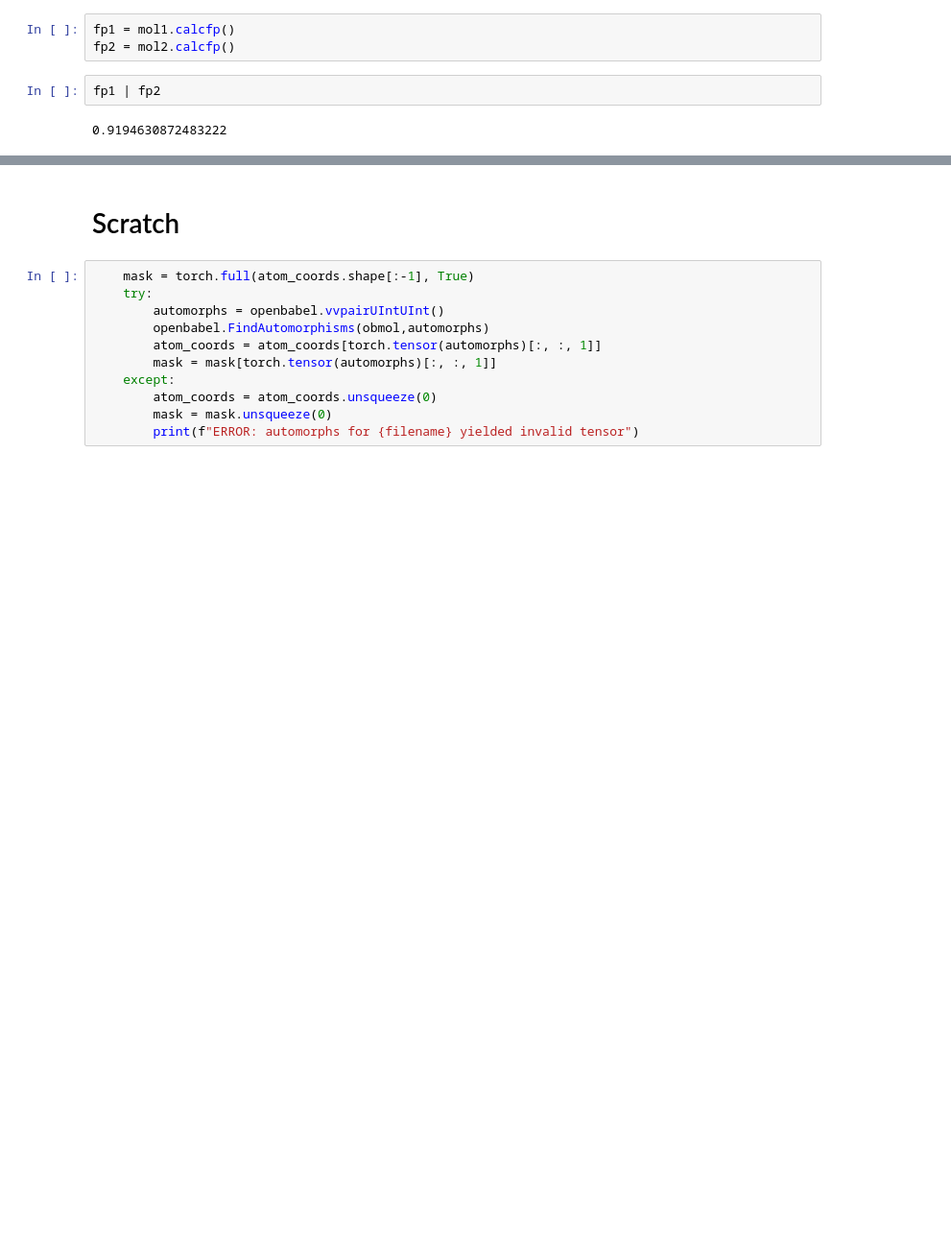
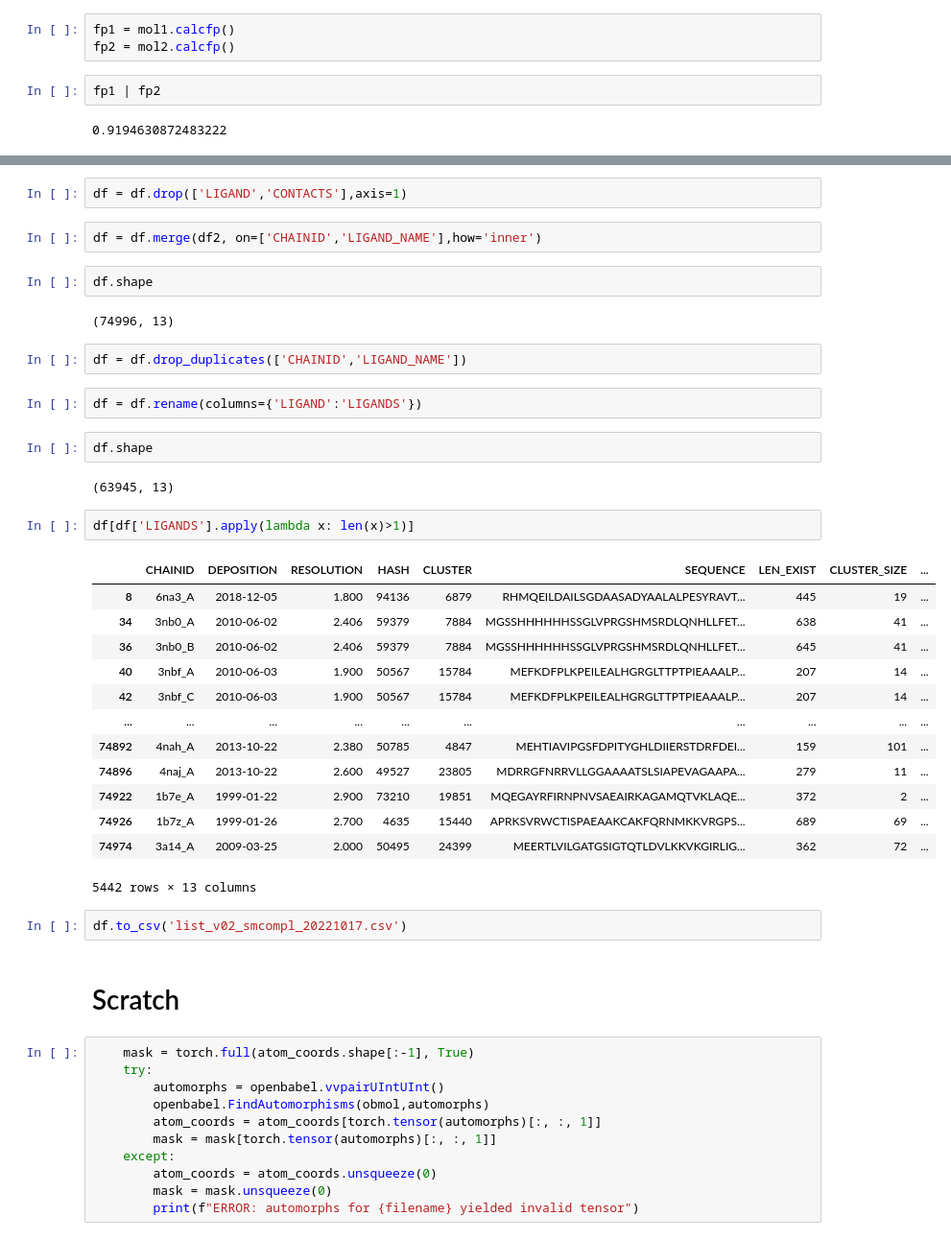
Before and after one commit to RosettaCommons/foundry, a Jupyter notebook: notebooks/filter_sm_compl_data.ipynb, the cells around one changed output, grey strips where cells are left out. Shown at 96% size. Drawn from its saved outputs; the diff is of its cells as text; blank space fills up the shorter version.

```diff
--- a/notebooks/filter_sm_compl_data.ipynb
+++ b/notebooks/filter_sm_compl_data.ipynb
@@ -668,3 +717,37 @@ fp1 | fp2
+# %%
+df = df.drop(['LIGAND','CONTACTS'],axis=1)
+# %%
+df = df.merge(df2, on=['CHAINID','LIGAND_NAME'],how='inner')
+# %%
+df.shape
+# %% [output]
+(74996, 13)
+# %%
+df = df.drop_duplicates(['CHAINID','LIGAND_NAME'])
+# %%
+df = df.rename(columns={'LIGAND':'LIGANDS'})
+# %%
+df.shape
+# %% [output]
+(63945, 13)
+# %%
+df[df['LIGANDS'].apply(lambda x: len(x)>1)]
+# %% [output]
+|  | CHAINID | DEPOSITION | RESOLUTION | HASH | CLUSTER | SEQUENCE | LEN_EXIST | CLUSTER_SIZE | ... |
+| 8 | 6na3_A | 2018-12-05 | 1.800 | 94136 | 6879 | RHMQEILDAILSGDAASADYAALALPESYRAVT... | 445 | 19 | ... |
+| 34 | 3nb0_A | 2010-06-02 | 2.406 | 59379 | 7884 | MGSSHHHHHHSSGLVPRGSHMSRDLQNHLLFET... | 638 | 41 | ... |
+| 36 | 3nb0_B | 2010-06-02 | 2.406 | 59379 | 7884 | MGSSHHHHHHSSGLVPRGSHMSRDLQNHLLFET... | 645 | 41 | ... |
+| 40 | 3nbf_A | 2010-06-03 | 1.900 | 50567 | 15784 | MEFKDFPLKPEILEALHGRGLTTPTPIEAAALP... | 207 | 14 | ... |
+| 42 | 3nbf_C | 2010-06-03 | 1.900 | 50567 | 15784 | MEFKDFPLKPEILEALHGRGLTTPTPIEAAALP... | 207 | 14 | ... |
+| ... | ... | ... | ... | ... | ... | ... | ... | ... | ... |
+| 74892 | 4nah_A | 2013-10-22 | 2.380 | 50785 | 4847 | MEHTIAVIPGSFDPITYGHLDIIERSTDRFDEI... | 159 | 101 | ... |
+| 74896 | 4naj_A | 2013-10-22 | 2.600 | 49527 | 23805 | MDRRGFNRRVLLGGAAAATSLSIAPEVAGAAPA... | 279 | 11 | ... |
+| 74922 | 1b7e_A | 1999-01-22 | 2.900 | 73210 | 19851 | MQEGAYRFIRNPNVSAEAIRKAGAMQTVKLAQE... | 372 | 2 | ... |
+| 74926 | 1b7z_A | 1999-01-26 | 2.700 | 4635 | 15440 | APRKSVRWCTISPAEAAKCAKFQRNMKKVRGPS... | 689 | 69 | ... |
+| 74974 | 3a14_A | 2009-03-25 | 2.000 | 50495 | 24399 | MEERTLVILGATGSIGTQTLDVLKKVKGIRLIG... | 362 | 72 | ... |
+5442 rows × 13 columns
+# %%
+df.to_csv('list_v02_smcompl_20221017.csv')
 # %% [markdown]
 # Scratch
 # %%
```
Also changed, not shown: parts of 10 cells of this notebook.
